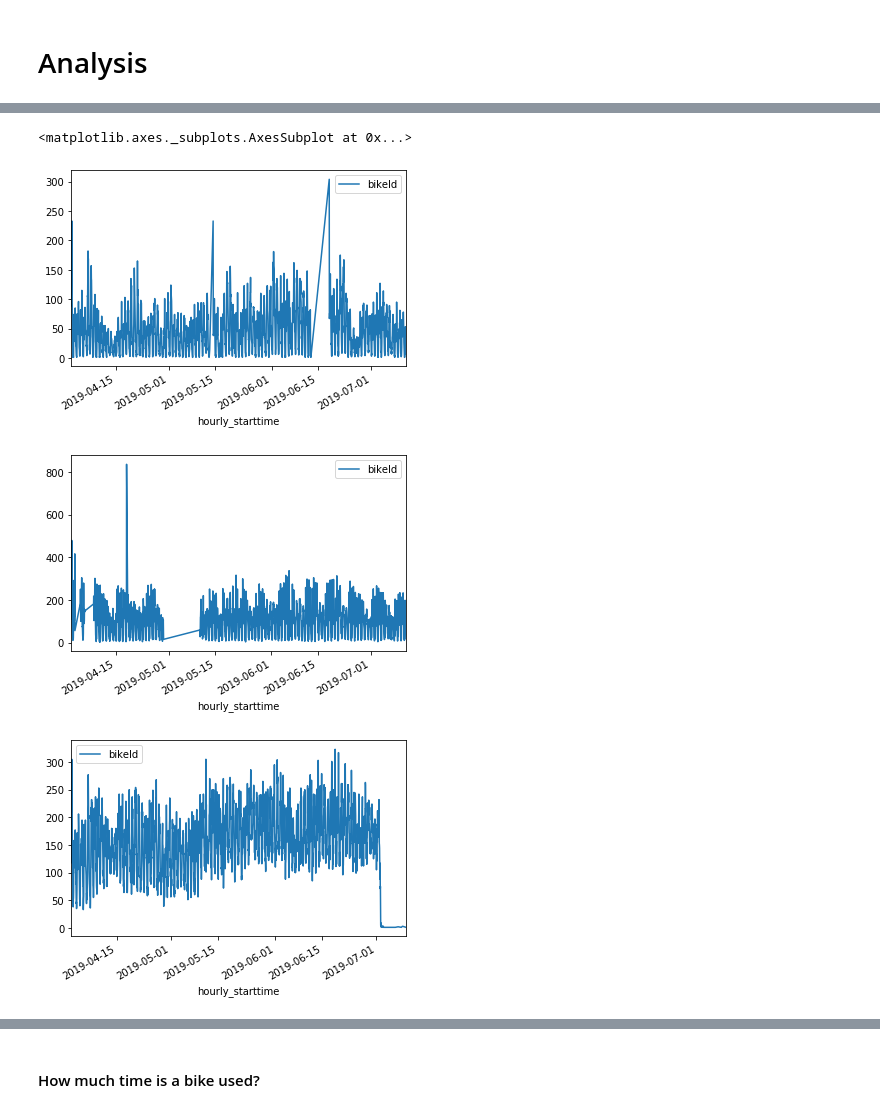
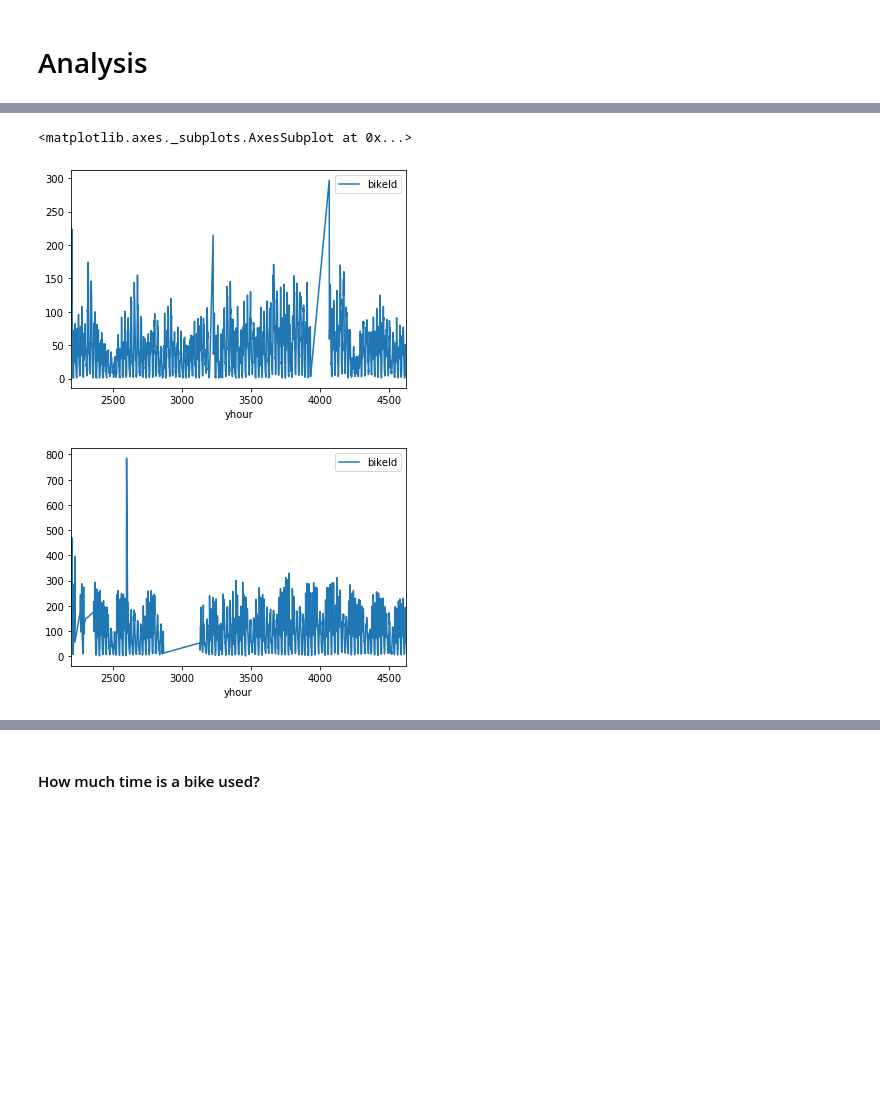
Before and after one commit to technologiestiftung/bike-sharing, a Jupyter notebook: src/analysis/analysis.ipynb, the cells around one changed output, grey strips where cells are left out. Cells and saved outputs as stored; diff of their text form; code cells hidden in the pictures; blank space fills up the shorter version.

```diff
--- a/src/analysis/analysis.ipynb
+++ b/src/analysis/analysis.ipynb
@@ -44,0 +45,5 @@ df['dweek'] = df.timestamp.apply(lambda x: x.weekday())
+# %%
+# delete all trips starting at 4am
+nomo = nomo[nomo.dhour != 4]
+# %%
+trips = nomo[nomo['mode'] == 'trip']
@@ -71,2 +109,0 @@ df.groupby('providerId').distance.describe()
-# %%
-trips = df[df['mode'] == 'trip']
@@ -96,12 +171,17 @@ mb = trips[trips.providerId == 2][['bikeId', 'hourly_starttime']].groupby(['hour
+# %%
+nb = trips[trips.providerId == 0][['bikeId', 'yhour']].groupby(['yhour']).count()
+
+lb = trips[trips.providerId == 1][['bikeId', 'yhour']].groupby(['yhour']).count()
+
+# mb = trips[trips.providerId == 2][['bikeId', 'yhour']].groupby(['yhour']).count()
 # %%
 nb.plot()
 lb.plot()
-mb.plot()
+# mb.plot()
 # %% [output]
 <matplotlib.axes._subplots.AxesSubplot at 0x...>
-[figure, old version]
+[figure, new version]
-[figure, old version]
+[figure, new version]
-[figure, removed]
 # %%
 counts.plot(figsize=(10,5))
 # %% [output]
```
Also changed, not shown: parts of 91 cells of this notebook.
